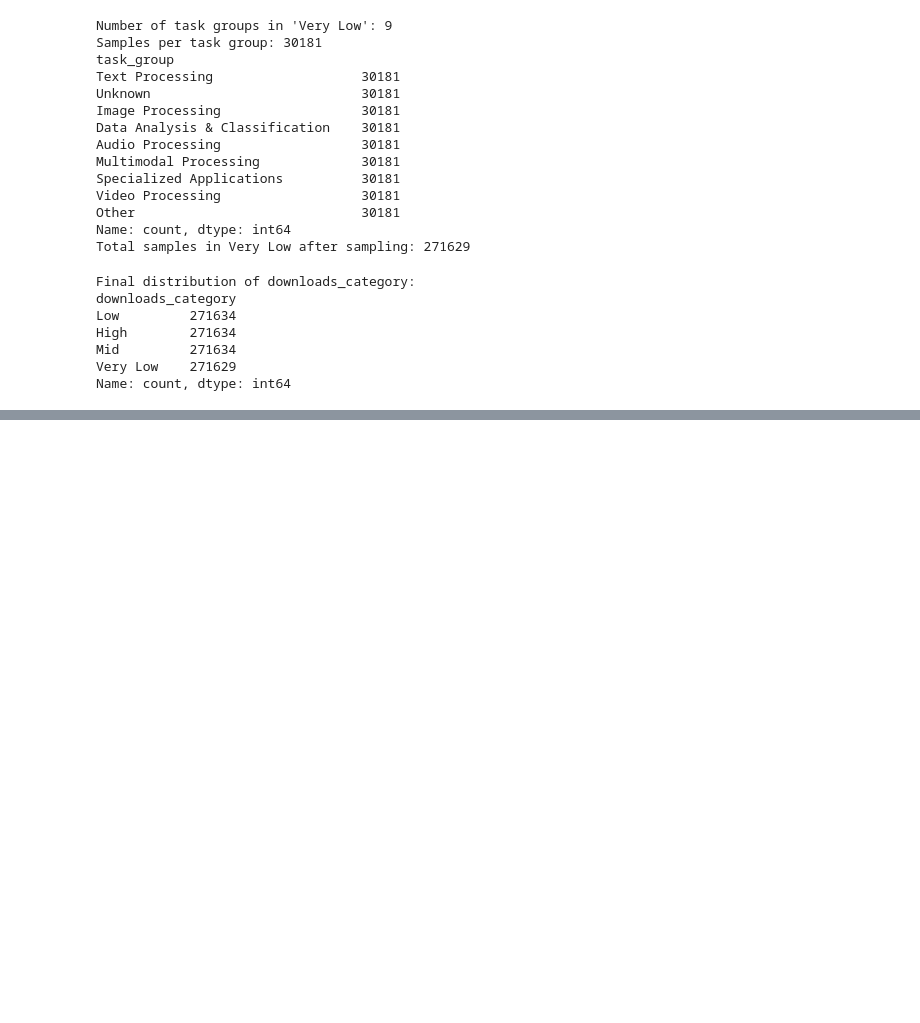
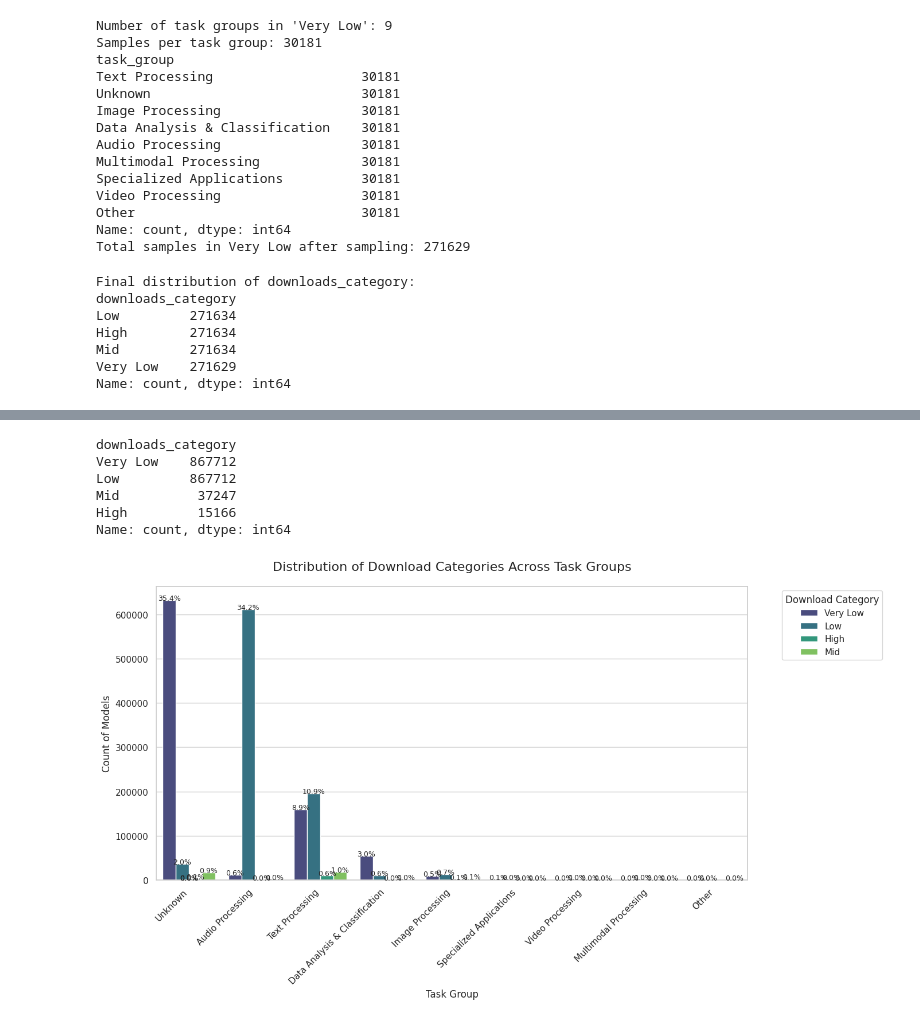
Before and after one commit to Sahil1709/POTNet, a Jupyter notebook: hf_data_generation.ipynb, the cells around one changed output, grey strips where cells are left out. Drawn from its saved outputs; the diff is of its cells as text; code cells hidden in the pictures; blank space fills up the shorter version.

```diff
--- a/hf_data_generation.ipynb
+++ b/hf_data_generation.ipynb
@@ -235,0 +428,12 @@ balanced_df.to_csv('data/generated_data/hf_11_24_balanced.csv', index=False)
+# %%
+df = pd.read_csv('utils/oversampled_non_onehot.csv')
+# %%
+create_distrib(df)
+# %% [output]
+downloads_category
+Very Low    867712
+Low         867712
+Mid          37247
+High         15166
+Name: count, dtype: int64
+[figure, added]
```
Also changed, not shown: parts of 17 cells of this notebook, 10 other files.
